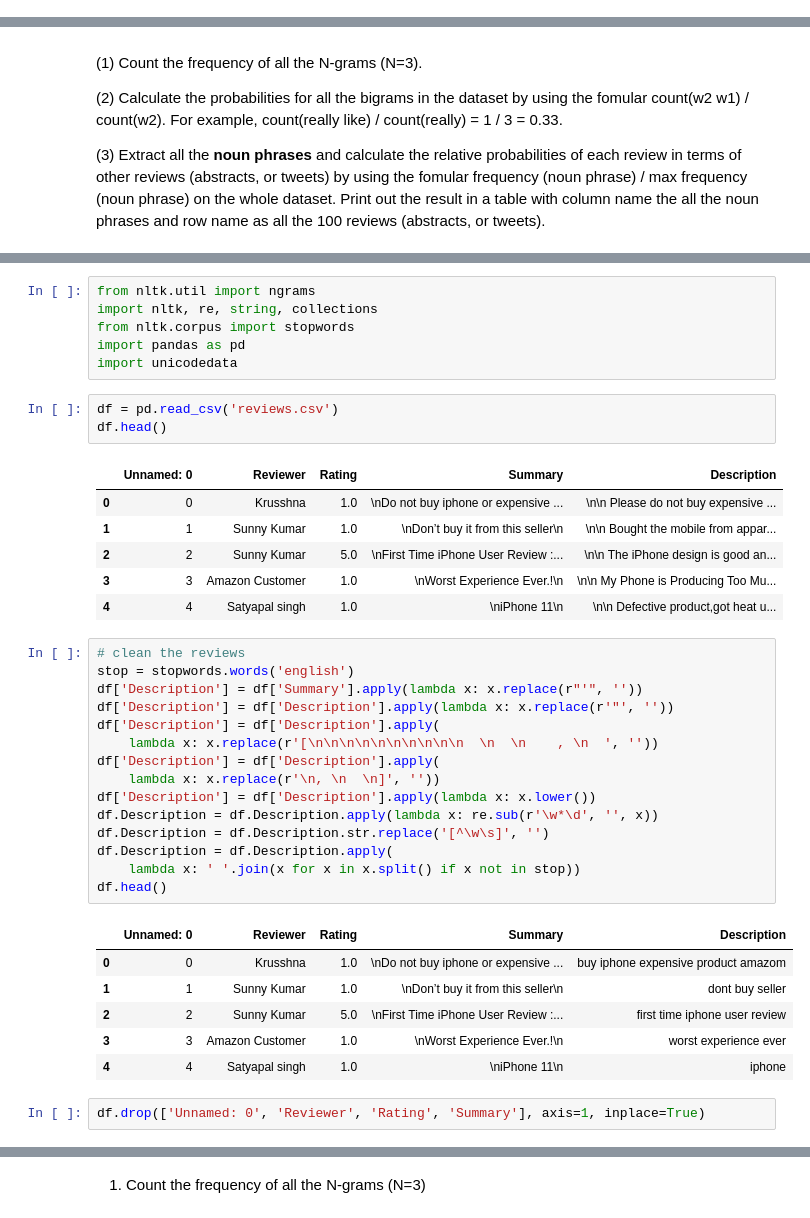
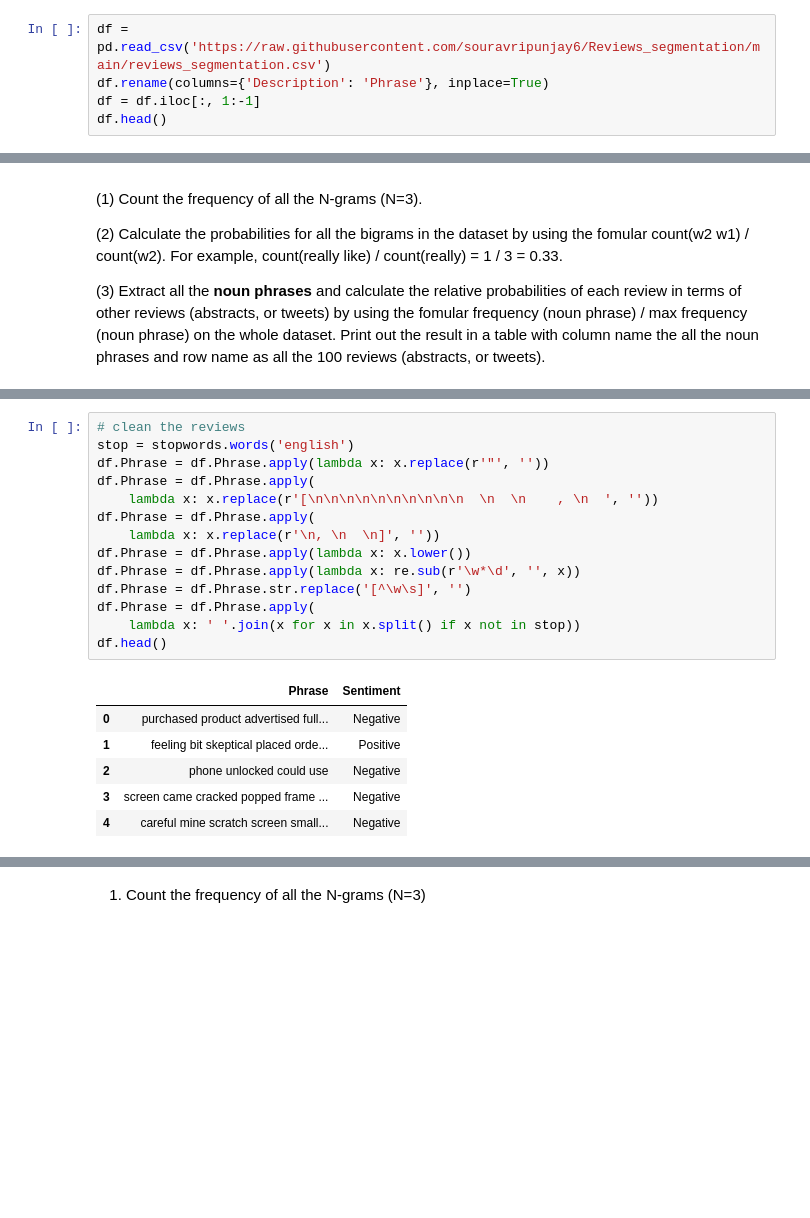
Before and after one commit to souravripunjay6/sourav_INFO5731_spring2022, a Jupyter notebook: Amudala_Assignment_3.ipynb, the cells around one changed output, grey strips where cells are left out. Saved outputs shown, nothing was run; the diff lists cells and outputs as text; blank space fills up the shorter version.

```diff
--- a/Amudala_Assignment_3.ipynb
+++ b/Amudala_Assignment_3.ipynb
@@ -6,0 +86,5 @@ In this assignment, you are required to conduct information extraction, semantic
+# %%
+df = pd.read_csv('https://raw.githubusercontent.com/souravripunjay6/Reviews_segmentation/main/reviews_segmentation.csv')
+df.rename(columns={'Description': 'Phrase'}, inplace=True)
+df = df.iloc[:, 1:-1]
+df.head()
@@ -38,40 +108,21 @@ True
-# %%
-from nltk.util import ngrams
-import nltk, re, string, collections
-from nltk.corpus import stopwords
-import pandas as pd
-import unicodedata
-# %%
-df = pd.read_csv('reviews.csv')
-df.head()
-# %% [output]
-|  | Unnamed: 0 | Reviewer | Rating | Summary | Description |
-| 0 | 0 | Krusshna | 1.0 | \nDo not buy iphone or expensive ... | \n\n Please do not buy expensive ... |
-| 1 | 1 | Sunny Kumar | 1.0 | \nDon’t buy it from this seller\n | \n\n Bought the mobile from appar... |
-| 2 | 2 | Sunny Kumar | 5.0 | \nFirst Time iPhone User Review :... | \n\n The iPhone design is good an... |
-| 3 | 3 | Amazon Customer | 1.0 | \nWorst Experience Ever.!\n | \n\n My Phone is Producing Too Mu... |
-| 4 | 4 | Satyapal singh | 1.0 | \niPhone 11\n | \n\n Defective product,got heat u... |
 # %%
 # clean the reviews
 stop = stopwords.words('english')
-df['Description'] = df['Summary'].apply(lambda x: x.replace(r"'", ''))
-df['Description'] = df['Description'].apply(lambda x: x.replace(r'"', ''))
-df['Description'] = df['Description'].apply(
+df.Phrase = df.Phrase.apply(lambda x: x.replace(r'"', ''))
+df.Phrase = df.Phrase.apply(
     lambda x: x.replace(r'[\n\n\n\n\n\n\n\n\n\n  \n  \n    , \n  ', ''))
-df['Description'] = df['Description'].apply(
+df.Phrase = df.Phrase.apply(
     lambda x: x.replace(r'\n, \n  \n]', ''))
-df['Description'] = df['Description'].apply(lambda x: x.lower())
-df.Description = df.Description.apply(lambda x: re.sub(r'\w*\d', '', x))
-df.Description = df.Description.str.replace('[^\w\s]', '')
-df.Description = df.Description.apply(
+df.Phrase = df.Phrase.apply(lambda x: x.lower())
+df.Phrase = df.Phrase.apply(lambda x: re.sub(r'\w*\d', '', x))
+df.Phrase = df.Phrase.str.replace('[^\w\s]', '')
+df.Phrase = df.Phrase.apply(
     lambda x: ' '.join(x for x in x.split() if x not in stop))
 df.head()
 # %% [output]
-|  | Unnamed: 0 | Reviewer | Rating | Summary | Description |
-| 0 | 0 | Krusshna | 1.0 | \nDo not buy iphone or expensive ... | buy iphone expensive product amazom |
-| 1 | 1 | Sunny Kumar | 1.0 | \nDon’t buy it from this seller\n | dont buy seller |
-| 2 | 2 | Sunny Kumar | 5.0 | \nFirst Time iPhone User Review :... | first time iphone user review |
-| 3 | 3 | Amazon Customer | 1.0 | \nWorst Experience Ever.!\n | worst experience ever |
-| 4 | 4 | Satyapal singh | 1.0 | \niPhone 11\n | iphone |
+|  | Phrase | Sentiment |
+| 0 | purchased product advertised full... | Negative |
+| 1 | feeling bit skeptical placed orde... | Positive |
+| 2 | phone unlocked could use | Negative |
+| 3 | screen came cracked popped frame ... | Negative |
+| 4 | careful mine scratch screen small... | Negative |
-# %%
-df.drop(['Unnamed: 0', 'Reviewer', 'Rating', 'Summary'], axis=1, inplace=True)
```
Also changed, not shown: parts of 75 cells of this notebook.
